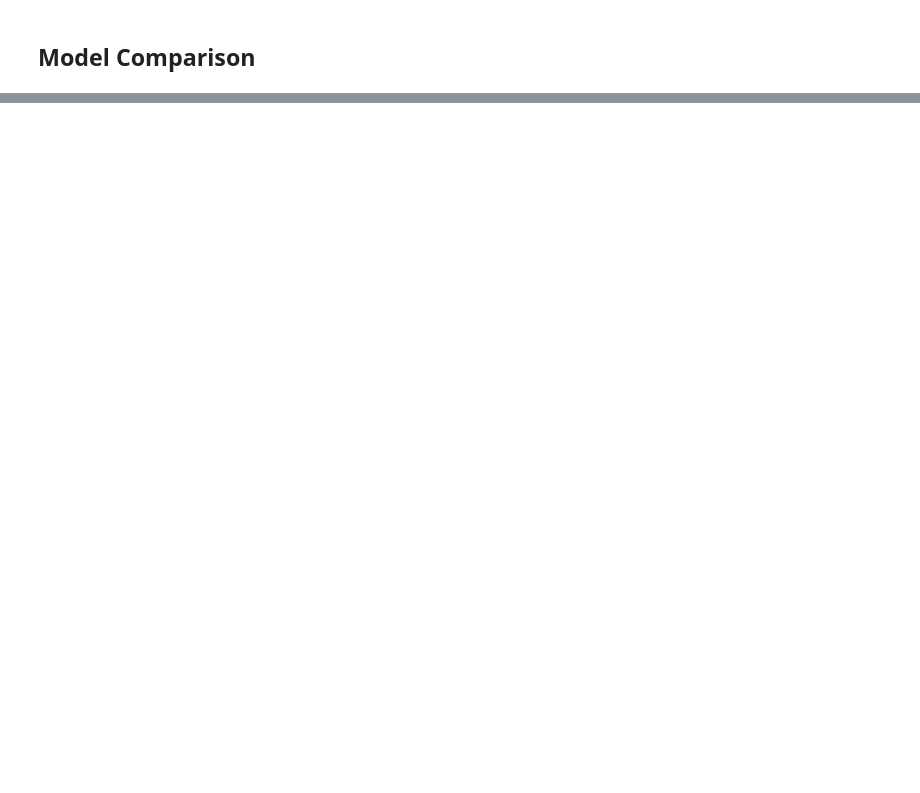
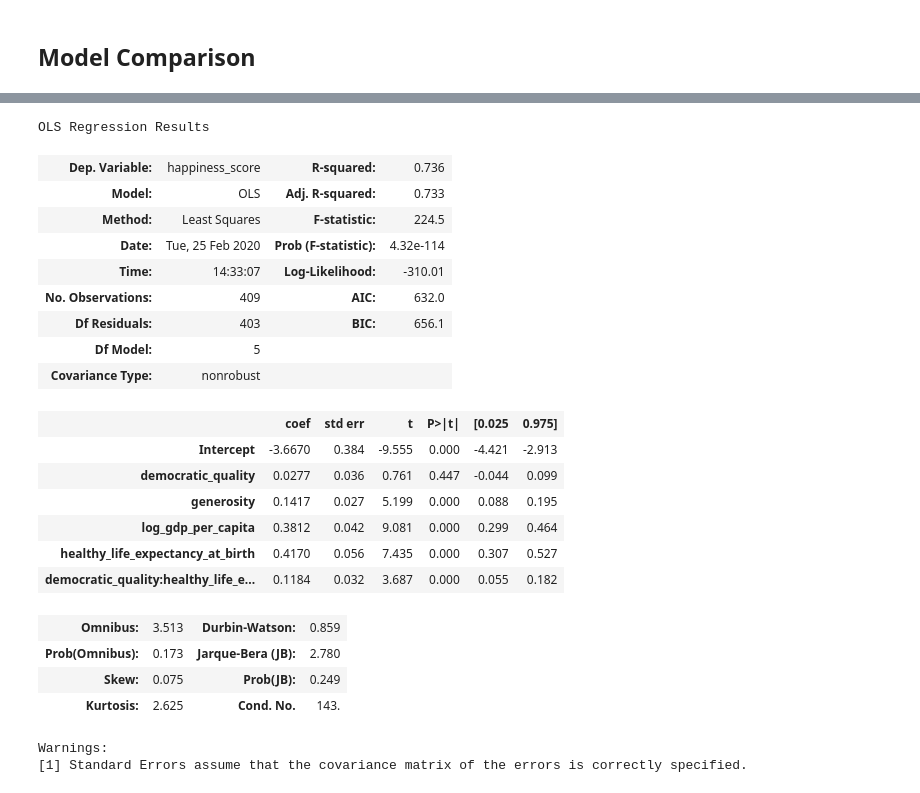
Before and after one commit to m-clark/data-processing-and-visualization, a Jupyter notebook: code/model_criticism.ipynb, the cells around one changed output, grey strips where cells are left out. Saved outputs shown, nothing was run; the diff lists cells and outputs as text; code cells hidden in the pictures; blank space fills up the shorter version.

```diff
--- a/code/model_criticism.ipynb
+++ b/code/model_criticism.ipynb
@@ -134,0 +293,25 @@ Warnings:
+# %%
+def scale(x):
+    return((x - np.nanmean(x, axis=0))/np.nanstd(x, axis=0))
+
+happy_processed = happy[[
+    'country',
+    'year',
+    'happiness_score',
+    'democratic_quality',
+    'generosity',
+    'healthy_life_expectancy_at_birth',
+    'log_gdp_per_capita'
+]].apply(
+    lambda x: scale(x)
+    if x.name in [
+        'happiness_score',
+        'democratic_quality',
+        'generosity',
+        'healthy_life_expectancy_at_birth',]
+    else x
+).assign(
+    year = happy.year - np.min(happy.year)
+).dropna()
+
+happy_processed.head()
@@ -134,0 +416,31 @@ Warnings:
+# %%
+happy_model_more = smf.ols(
+  'happiness_score ~ democratic_quality + generosity + log_gdp_per_capita + healthy_life_expectancy_at_birth + democratic_quality:healthy_life_expectancy_at_birth',
+  data = happy_processed
+).fit()
+
+happy_model_more.summary()
+# %% [output]
+OLS Regression Results
+| Dep. Variable: | happiness_score | R-squared: | 0.736 |
+| Model: | OLS | Adj. R-squared: | 0.733 |
+| Method: | Least Squares | F-statistic: | 224.5 |
+| Date: | Tue, 25 Feb 2020 | Prob (F-statistic): | 4.32e-114 |
+| Time: | 14:33:07 | Log-Likelihood: | -310.01 |
+| No. Observations: | 409 | AIC: | 632.0 |
+| Df Residuals: | 403 | BIC: | 656.1 |
+| Df Model: | 5 |  |  |
+| Covariance Type: | nonrobust |  |  |
+|  | coef | std err | t | P>|t| | [0.025 | 0.975] |
+| Intercept | -3.6670 | 0.384 | -9.555 | 0.000 | -4.421 | -2.913 |
+| democratic_quality | 0.0277 | 0.036 | 0.761 | 0.447 | -0.044 | 0.099 |
+| generosity | 0.1417 | 0.027 | 5.199 | 0.000 | 0.088 | 0.195 |
+| log_gdp_per_capita | 0.3812 | 0.042 | 9.081 | 0.000 | 0.299 | 0.464 |
+| healthy_life_expectancy_at_birth | 0.4170 | 0.056 | 7.435 | 0.000 | 0.307 | 0.527 |
+| democratic_quality:healthy_life_e... | 0.1184 | 0.032 | 3.687 | 0.000 | 0.055 | 0.182 |
+| Omnibus: | 3.513 | Durbin-Watson: | 0.859 |
+| Prob(Omnibus): | 0.173 | Jarque-Bera (JB): | 2.780 |
+| Skew: | 0.075 | Prob(JB): | 0.249 |
+| Kurtosis: | 2.625 | Cond. No. | 143. |
+Warnings:
+[1] Standard Errors assume that the covariance matrix of the errors is correctly specified.
```
Also changed, not shown: parts of 48 cells of this notebook, 10 other files.
